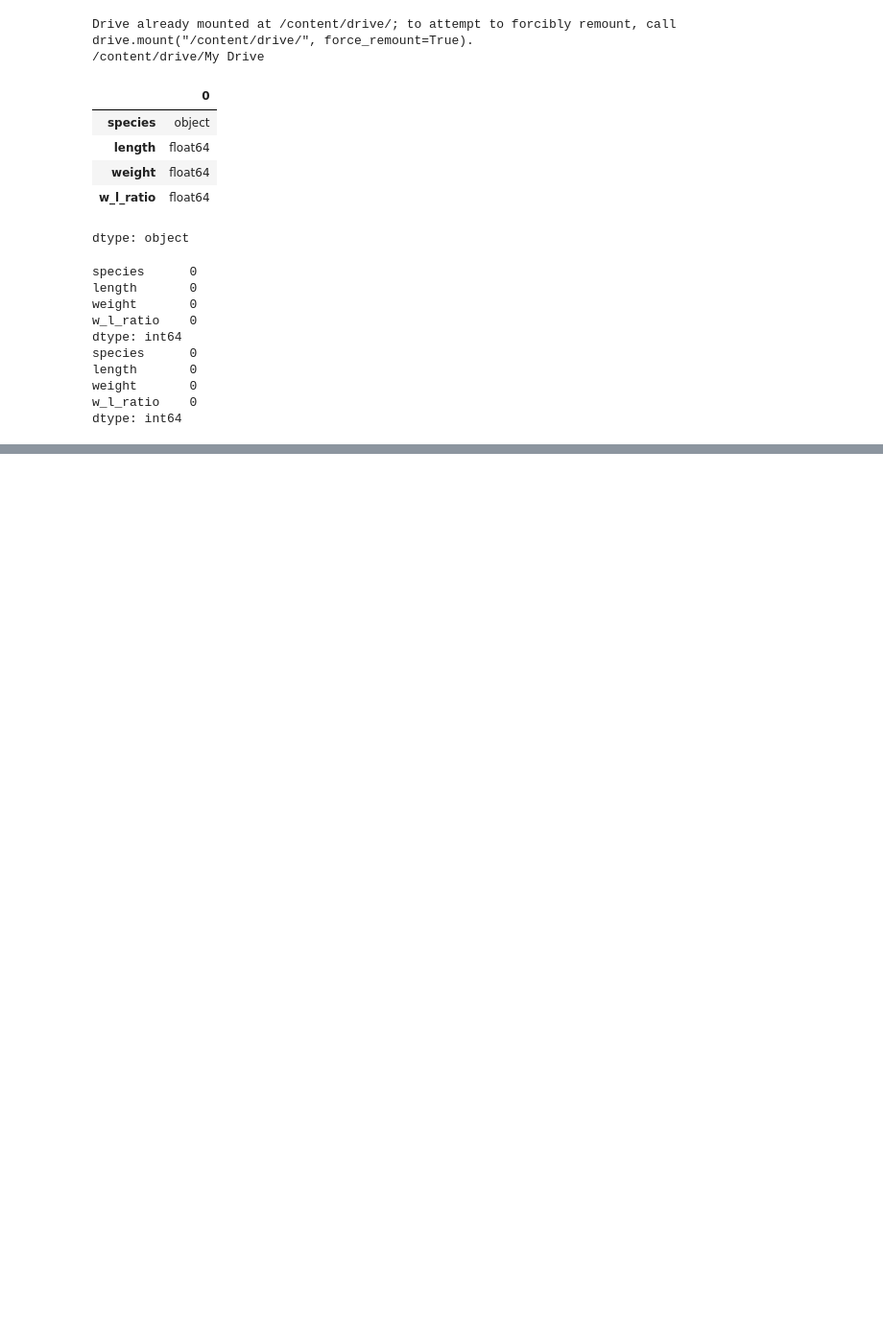
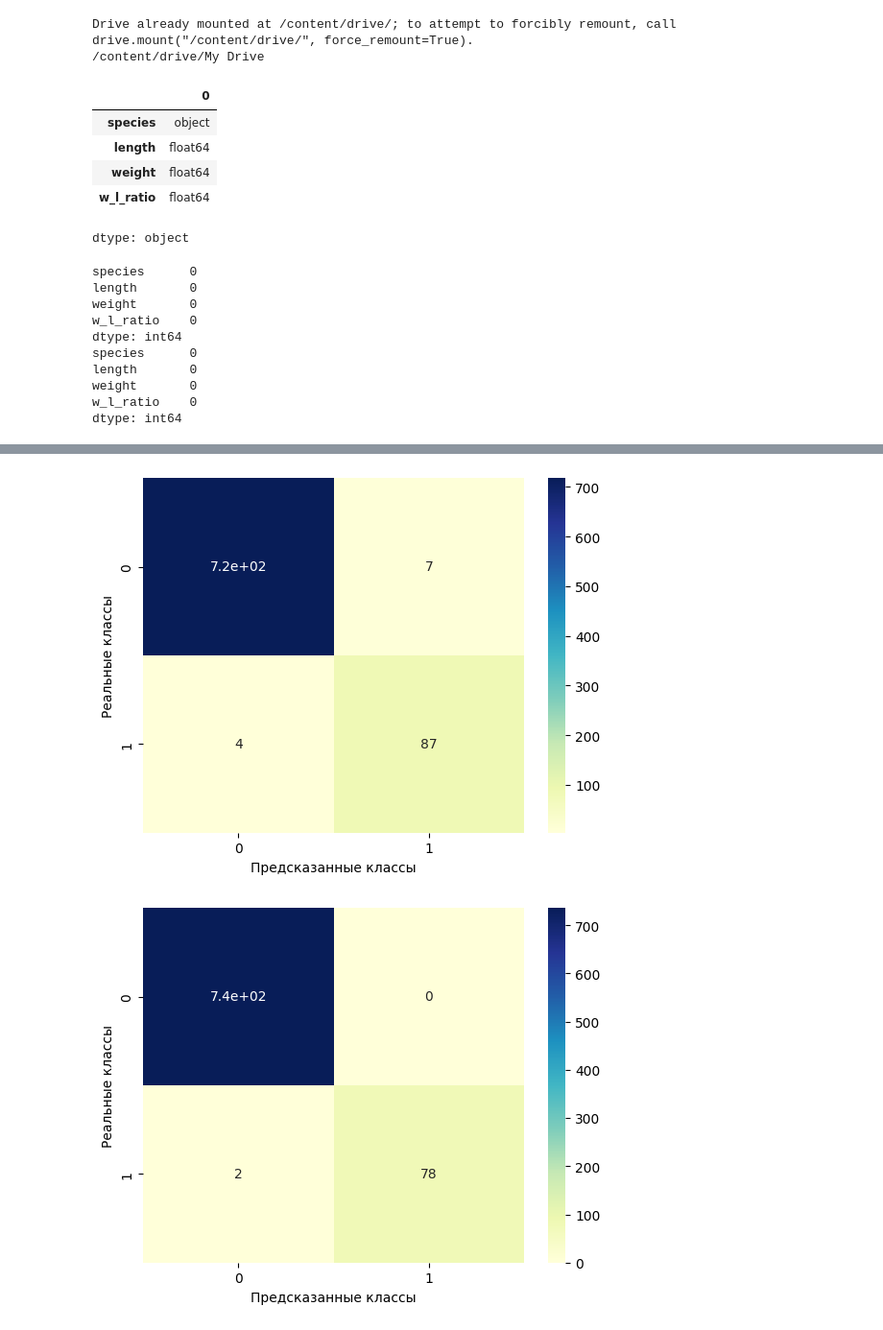
Before and after one commit to Toothless-1/ML, a Jupyter notebook: ML4.ipynb, the cells around one changed output, grey strips where cells are left out. Shown at 96% size. Drawn from its saved outputs; the diff is of its cells as text; code cells hidden in the pictures; blank space fills up the shorter version.

Commit message:
Изменение работы confusion matrix и вычисление ROC-AUC метрики

```diff
--- a/ML4.ipynb
+++ b/ML4.ipynb
@@ -80,3 +78,19 @@ model1 = OneVsRestClassifier(LogisticRegression())
 model1.fit(x_train, y_train)
 preds1_proba = model1.predict_proba(x_test)
 preds1 = model1.predict(x_test)
+# %%
+#Матрицы ошибок для задачи классификации по методики OneVsRest
+conf_matrix = multilabel_confusion_matrix(y_test, preds1)
+tp = []
+pres, rec = [], []
+for i in range(conf_matrix.shape[0]):
+  sns.heatmap(conf_matrix[i], label=True, annot=True, cmap="YlGnBu")
+  tp.append(conf_matrix[i][1][1])
+  pres.append(conf_matrix[i][1][1]/(conf_matrix[i][1][1]+conf_matrix[i][0][1]))
+  rec.append(conf_matrix[i][1][1]/(conf_matrix[i][1][1]+conf_matrix[i][1][0]))
+  plt.ylabel('Реальные классы')
+  plt.xlabel('Предсказанные классы')
+  plt.show()
+# %% [output]
+[figure, added]
+[figure, added]
```
Also changed, not shown: parts of 9 cells of this notebook.
